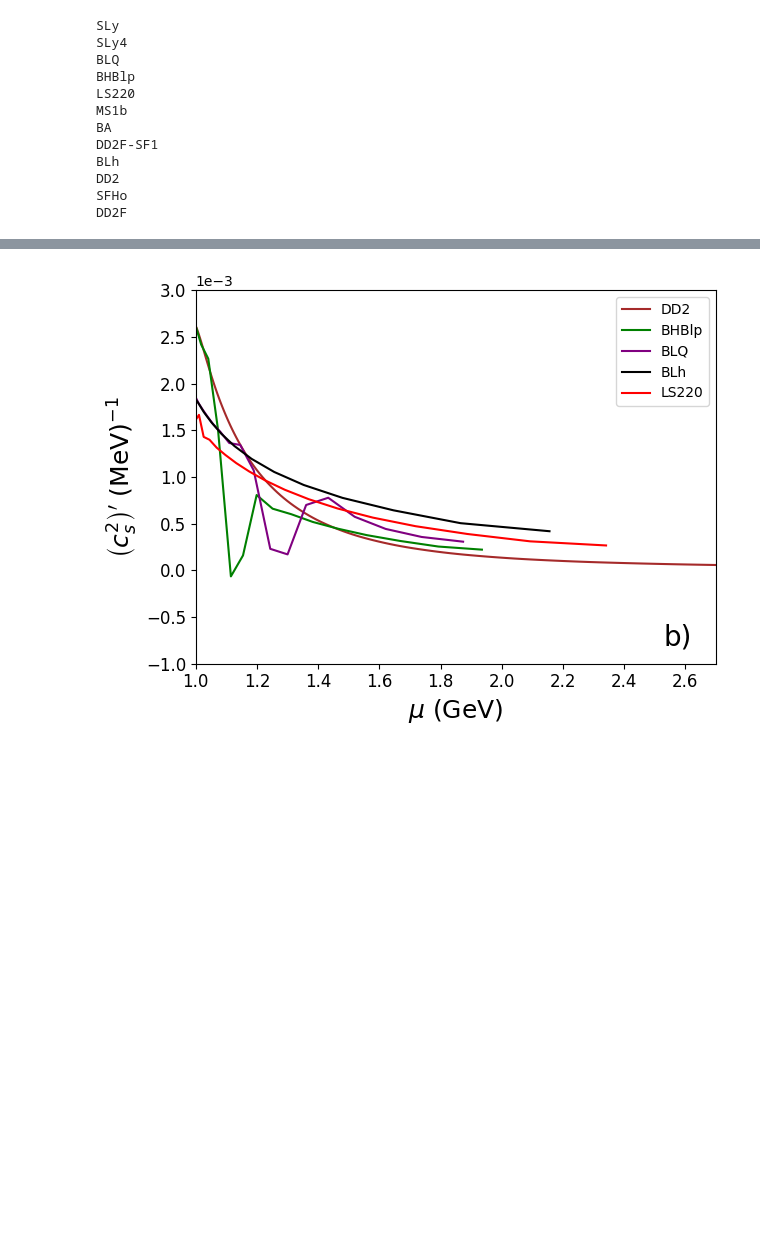
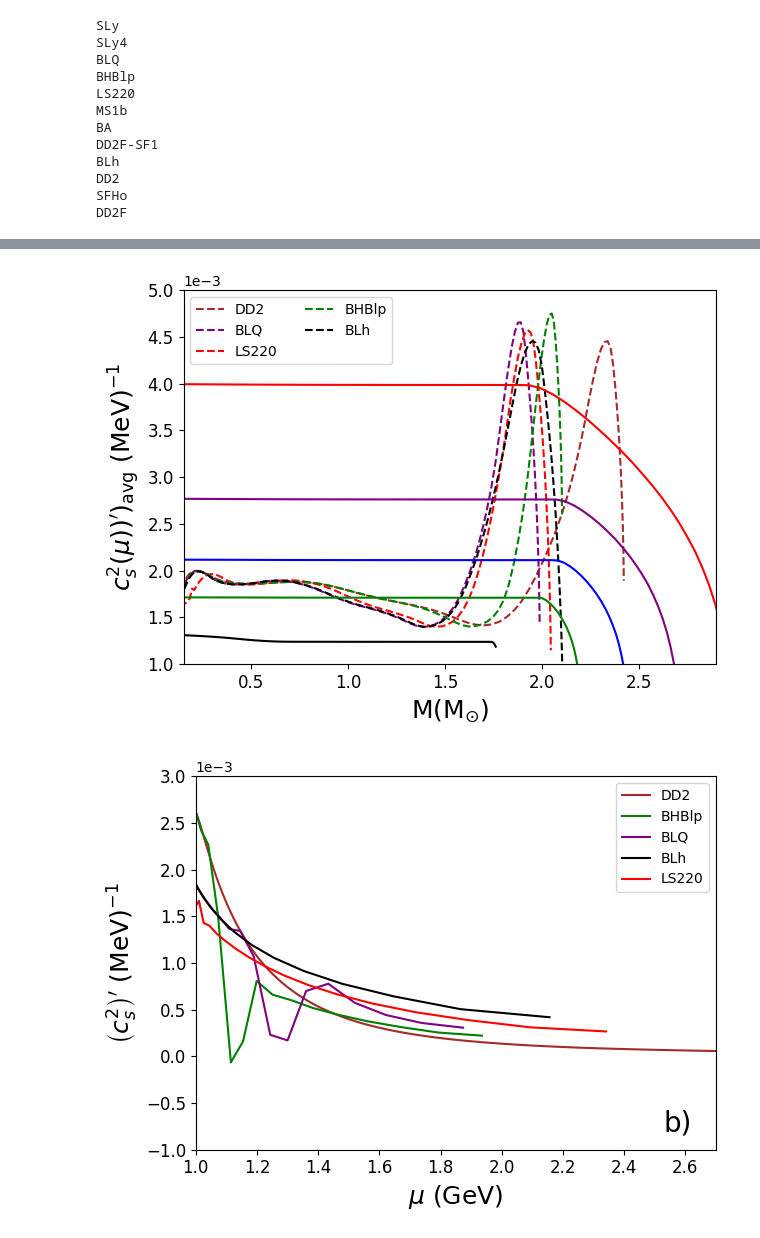
Before and after one commit to astro-man98/High_Density_Sound_Speed, a Jupyter notebook: cs2_mf2_analysis.ipynb, the cells around one changed output, grey strips where cells are left out. Drawn from its saved outputs; the diff is of its cells as text; code cells hidden in the pictures; blank space fills up the shorter version.

Commit message:
Added dynamic plots

```diff
--- a/cs2_mf2_analysis.ipynb
+++ b/cs2_mf2_analysis.ipynb
@@ -329,10 +330,13 @@ SFHo
 DD2F
 # %%
 core_cs2p_Vavg_M = {}
+core_cs2p_Vavg_M_r = {}
+core_M_r = {}
 
 for eos in solver_list:
     if eos in core_subeos:
         core_cs2p_Vavg_M[eos] = np.empty_like(p_central)
+        core_M_r[eos] = np.empty_like(p_central)
         print(eos)
         for i,pc in enumerate(p_central):
             sol,nu,dpdr = solver_list[eos].solve_nu(pc)
@@ -340,6 +344,7 @@ for eos in solver_list:
             n_c = dens_interp[eos](sol.y[0,0]*epsilon)
 
             R = sol.t[-1]
+
 
             cs2p_r = core_cs2p_interp[eos](sol.y[0,:]*epsilon)
             cs2p_r_interp = interp1d(sol.t,cs2p_r,fill_value='extrapolate')
@@ -349,17 +354,26 @@ for eos in solver_list:
             idx_rstop = bisect.bisect_right(sol.t,r_stop)
 
             M_r = sol.y[1,:idx_rstop]
+            r_grid = sol.t[:idx_rstop]
             nu = nu[:idx_rstop]
+            cs2p_r = cs2p_r[:idx_rstop]
             print(len(nu[:idx_rstop]),len(M_r))
             if len(nu[:idx_rstop]) != len(M_r):
                 if len(nu[:idx_rstop]) < len(M_r):
-                    M_r = sol.y[1,:len(nu[:idx_rstop])]
+                    M_r = M_r[:len(nu)]
+                    r_grid = r_grid[:len(nu)]
+                    cs2p_r = cs2p_r[:len(nu)]
+                    print(len(M_r))
                 else:
                     nu = nu[:len(M_r)]
+                    M_r = M_r[:len(M_r)]
+                    r_grid = r_grid[:len(M_r)]
+                    cs2p_r = cs2p_r[:len(M_r)]
 
-            Vol,cs2p_Vavg = solver_list[eos].ns_vol_avg(cs2p_r[:idx_rstop],sol.t[:idx_rstop],M_r,solution=sol,nu_sol=nu)
+            Vol,cs2p_Vavg = solver_list[eos].ns_vol_avg(cs2p_r,r_grid,M_r,solution=sol,nu_sol=nu)
 
             core_cs2p_Vavg_M[eos][i] = cs2p_Vavg[-1]
+            core_M_r[eos][i] = sol.y[1,-1]
 # %% [output]
 DD2
 -0.02721654737091067 -0.027216547370910667
@@ -382,3 +456,30 @@ ValueError: operands could not be broadcast together with shapes (729,) (732,)
+# %%
+axes_label_fontsize = 18
+tick_label_fontsize = 12
+text_fontsize = 20
+cs2p_vavg_m_fig,cs2p_vavg_m_axes = plt.subplots(1)
+
+for eos in core_cs2p_Vavg_M:
+
+    idx_stop = np.argmax(core_M_r[eos])
+    cs2p_vavg_m_axes.plot(core_M_r[eos][:idx_stop],core_cs2p_Vavg_M[eos][:idx_stop],color=core_subeos[eos],label=eos,linestyle='--')
+
+for model in RVSS_cs2p_Vavg_M:
+    idx_stop = np.argmax(RVSS_M_r[model])
+    cs2p_vavg_m_axes.plot(RVSS_M_r[model][:idx_stop],RVSS_cs2p_Vavg_M[model][:idx_stop],color=RVSS_List[model][1])
+
+cs2p_vavg_m_axes.set_ylim([0.001,0.005])
+cs2p_vavg_m_axes.set_xlim([0.15,2.9])
+
+cs2p_vavg_m_axes.set_xlabel(r"$\text{M(M}_{\odot})$",fontsize=axes_label_fontsize)
+cs2p_vavg_m_axes.set_ylabel(r"$c_s^2(\mu))')_{\text{avg}}\text{ (MeV)}^{-1}$",fontsize=axes_label_fontsize)
+cs2p_vavg_m_axes.tick_params(labelsize=tick_label_fontsize)
+cs2p_vavg_m_axes.ticklabel_format(style='sci',scilimits=(-3,3),axis='y')
+cs2p_vavg_m_axes.legend(ncols=2)
+cs2p_vavg_m_fig.tight_layout()
+cs2p_vavg_m_fig.savefig('./Figures/Final_Paper_Figs/cs2p_Vavg_M.pdf',format='pdf',dpi=300)
+# %% [output]
+[figure, added]
 # %%
 axes_label_fontsize = 18
 tick_label_fontsize = 12
```
Also changed, not shown: parts of 3 cells of this notebook, 9 other files.
